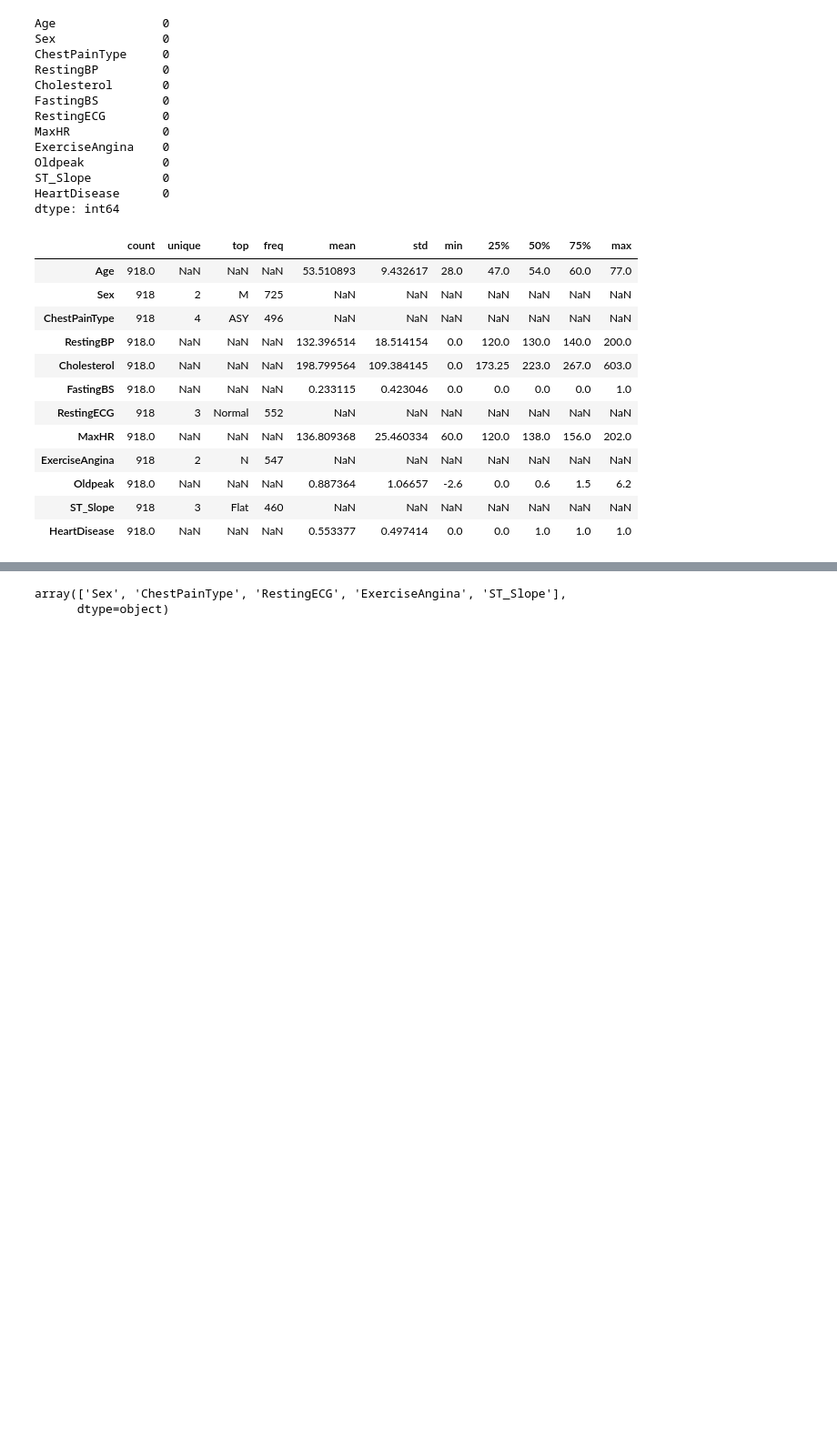
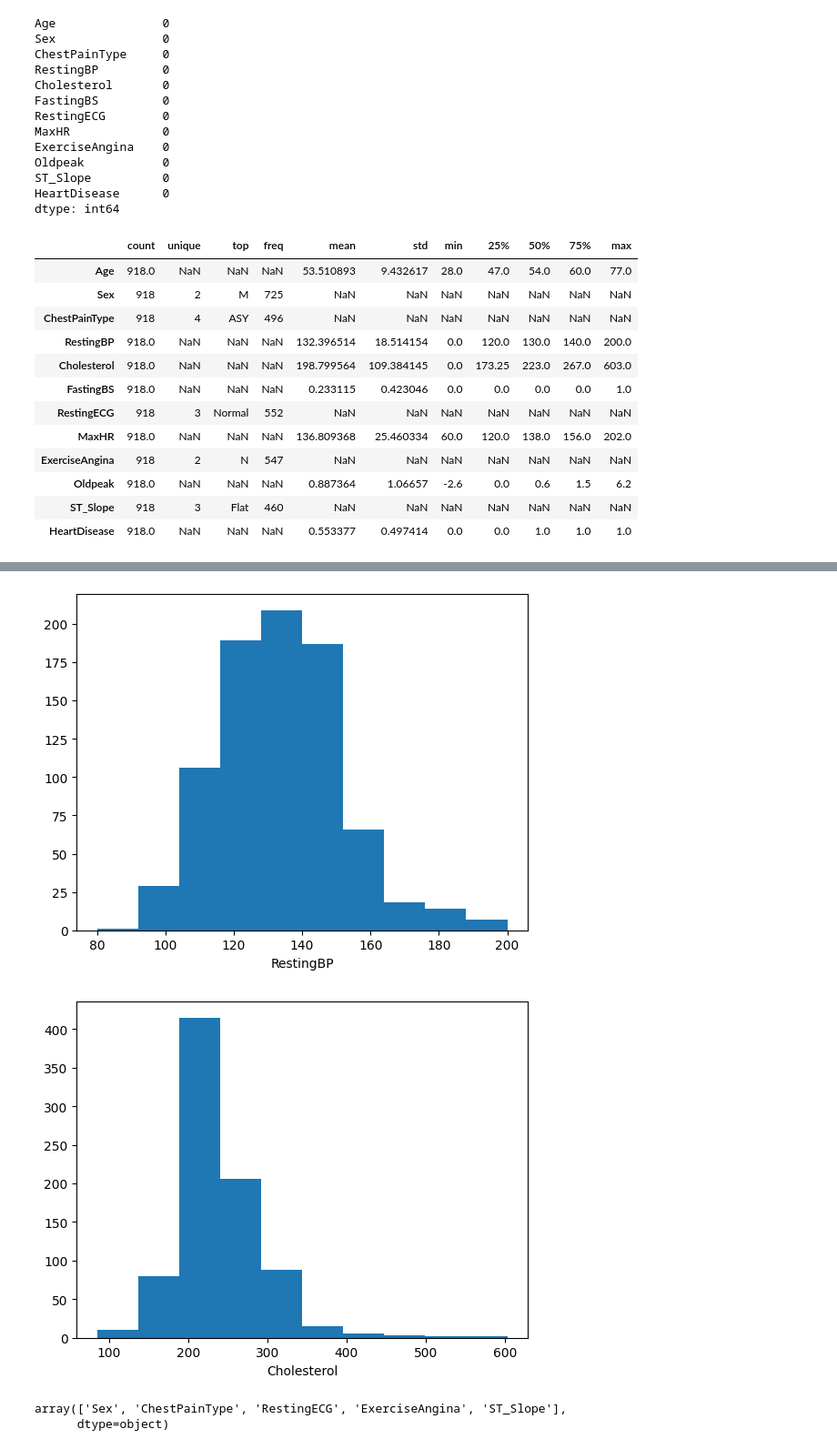
Before and after one commit to agaleel/heart-failure-prediction, a Jupyter notebook: heart-failure-prediction.ipynb, the cells around one changed output, grey strips where cells are left out. Shown at 91% size. Cells and saved outputs as stored; diff of their text form; code cells hidden in the pictures; blank space fills up the shorter version.

```diff
--- a/heart-failure-prediction.ipynb
+++ b/heart-failure-prediction.ipynb
@@ -89,0 +114,10 @@ for col in ['RestingBP','Cholesterol']:
+# %%
+from sklearn.impute import SimpleImputer
+import numpy as np
+
+imp = SimpleImputer(missing_values=0,strategy='median')
+
+for f in ['RestingBP','Cholesterol']:
+    X_train[f] = imp.fit_transform(X_train[f].values.reshape(-1,1))[:,0]
+
+X_train.describe().T
@@ -90 +132,9 @@ for col in ['RestingBP','Cholesterol']:
+# %%
+for f in ['RestingBP','Cholesterol']:
+    plt.hist(X_train[f])
+    plt.xlabel(f)
+    plt.show()
+# %% [output]
+[figure, added]
+[figure, added]
 # %%
```
Also changed, not shown: parts of 45 cells of this notebook.
